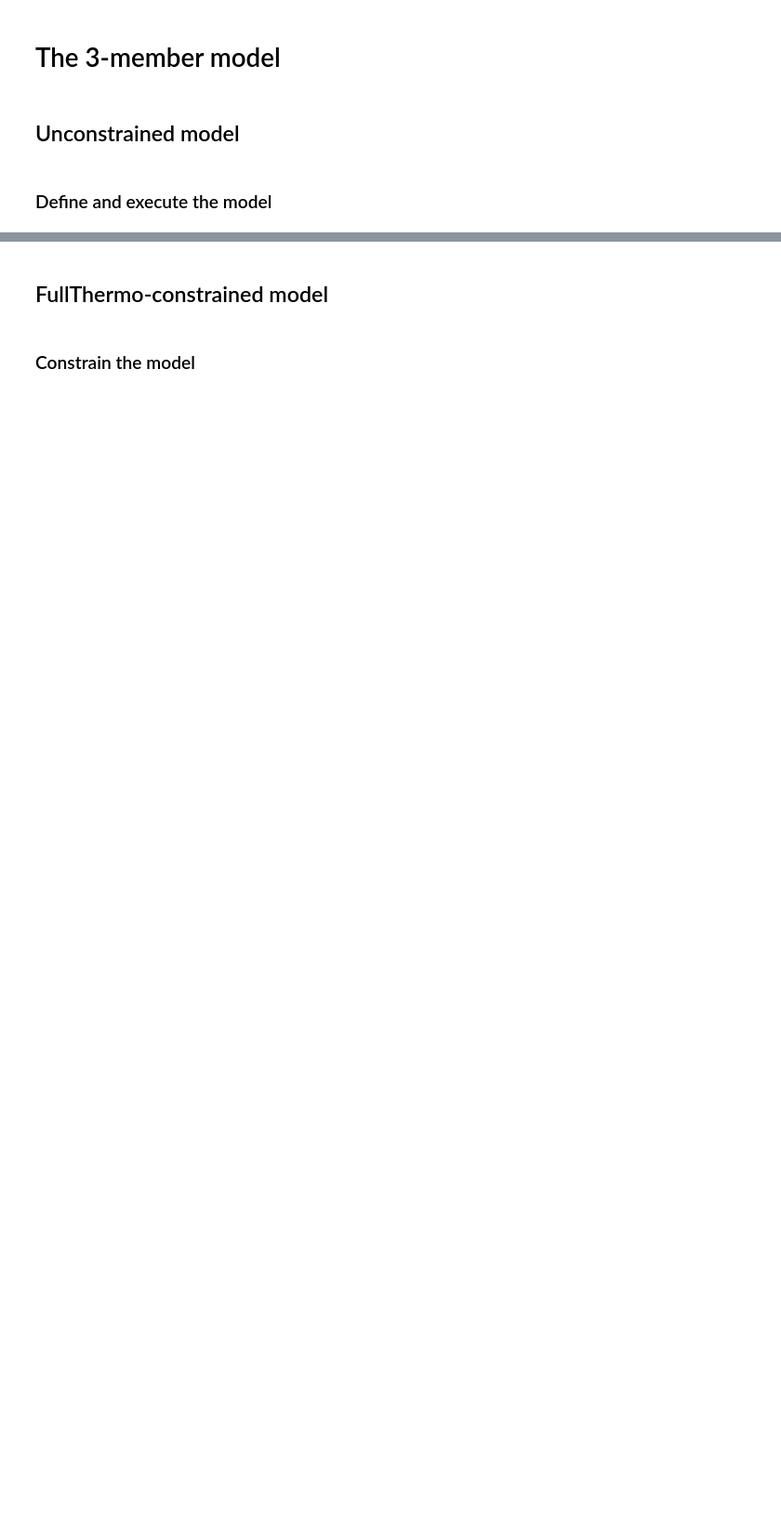
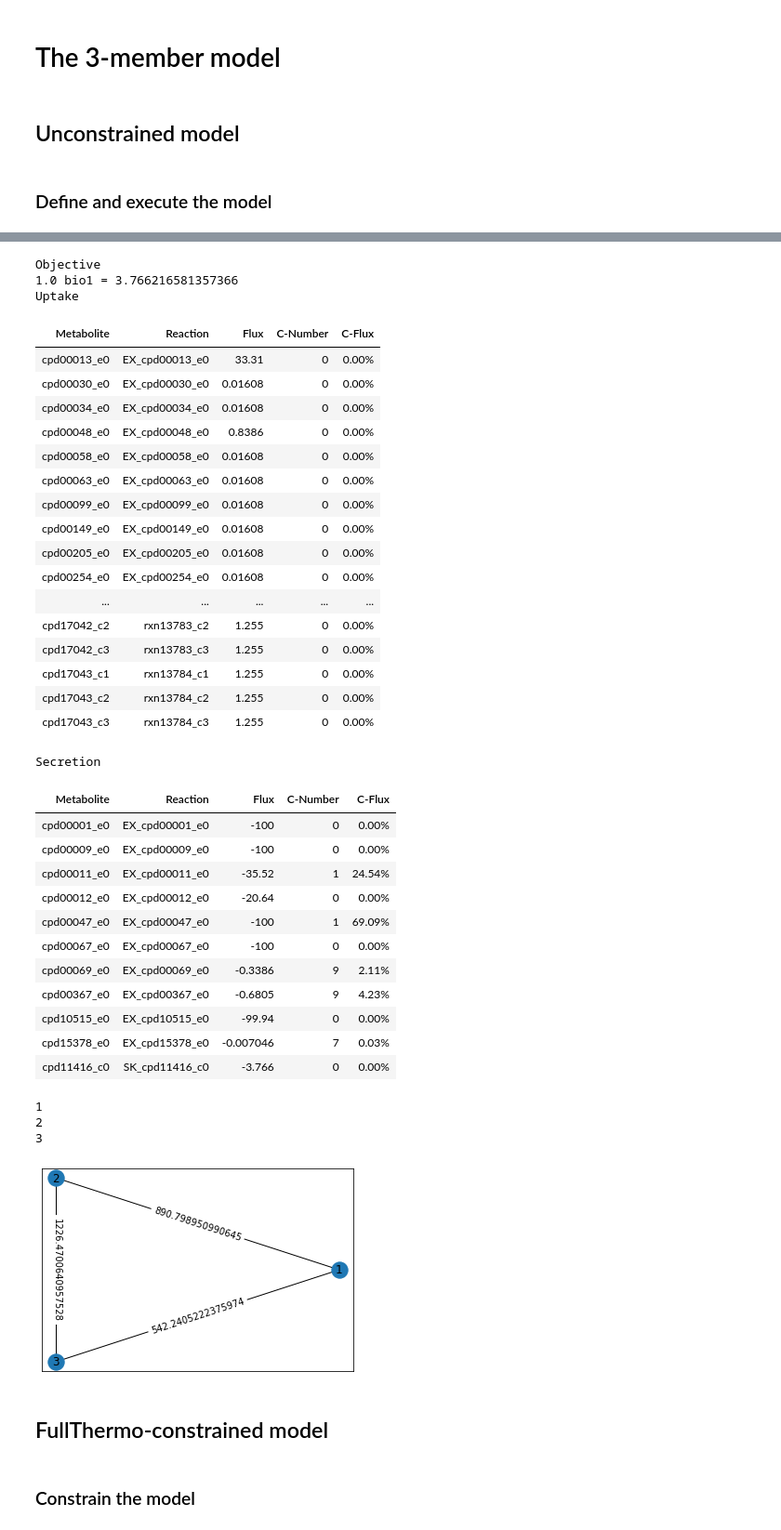
Before and after one commit to freiburgermsu/ANL_projects, a Jupyter notebook: Thermo_API/Community modeling/2021-08-04_community exchange_01.ipynb, the cells around one changed output, grey strips where cells are left out. Shown at 93% size. Saved outputs shown, nothing was run; the diff lists cells and outputs as text; code cells hidden in the pictures; blank space fills up the shorter version.

```diff
--- a/Thermo_API/Community modeling/2021-08-04_community exchange_01.ipynb
+++ b/Thermo_API/Community modeling/2021-08-04_community exchange_01.ipynb
@@ -246,0 +263,6 @@ model.summary()
+# %%
+# execute the model and media through the afore-defined function
+modelInfo_2 = ['electrosynth_comnty.mdl.gf.2021',93204]
+mediaInfo_2 = ["CO2_minimal",93204]
+communityFBA(modelInfo_2,mediaInfo_2,2100)
+# %% [output]
@@ -247,3 +271,40 @@ model.summary()
+Objective
+1.0 bio1 = 3.766216581357366
+Uptake
+| Metabolite | Reaction | Flux | C-Number | C-Flux |
+| cpd00013_e0 | EX_cpd00013_e0 | 33.31 | 0 | 0.00% |
+| cpd00030_e0 | EX_cpd00030_e0 | 0.01608 | 0 | 0.00% |
+| cpd00034_e0 | EX_cpd00034_e0 | 0.01608 | 0 | 0.00% |
+| cpd00048_e0 | EX_cpd00048_e0 | 0.8386 | 0 | 0.00% |
+| cpd00058_e0 | EX_cpd00058_e0 | 0.01608 | 0 | 0.00% |
+| cpd00063_e0 | EX_cpd00063_e0 | 0.01608 | 0 | 0.00% |
+| cpd00099_e0 | EX_cpd00099_e0 | 0.01608 | 0 | 0.00% |
+| cpd00149_e0 | EX_cpd00149_e0 | 0.01608 | 0 | 0.00% |
+| cpd00205_e0 | EX_cpd00205_e0 | 0.01608 | 0 | 0.00% |
+| cpd00254_e0 | EX_cpd00254_e0 | 0.01608 | 0 | 0.00% |
+| ... | ... | ... | ... | ... |
+| cpd17042_c2 | rxn13783_c2 | 1.255 | 0 | 0.00% |
+| cpd17042_c3 | rxn13783_c3 | 1.255 | 0 | 0.00% |
+| cpd17043_c1 | rxn13784_c1 | 1.255 | 0 | 0.00% |
+| cpd17043_c2 | rxn13784_c2 | 1.255 | 0 | 0.00% |
+| cpd17043_c3 | rxn13784_c3 | 1.255 | 0 | 0.00% |
+Secretion
+| Metabolite | Reaction | Flux | C-Number | C-Flux |
+| cpd00001_e0 | EX_cpd00001_e0 | -100 | 0 | 0.00% |
+| cpd00009_e0 | EX_cpd00009_e0 | -100 | 0 | 0.00% |
+| cpd00011_e0 | EX_cpd00011_e0 | -35.52 | 1 | 24.54% |
+| cpd00012_e0 | EX_cpd00012_e0 | -20.64 | 0 | 0.00% |
+| cpd00047_e0 | EX_cpd00047_e0 | -100 | 1 | 69.09% |
+| cpd00067_e0 | EX_cpd00067_e0 | -100 | 0 | 0.00% |
+| cpd00069_e0 | EX_cpd00069_e0 | -0.3386 | 9 | 2.11% |
+| cpd00367_e0 | EX_cpd00367_e0 | -0.6805 | 9 | 4.23% |
+| cpd10515_e0 | EX_cpd10515_e0 | -99.94 | 0 | 0.00% |
+| cpd15378_e0 | EX_cpd15378_e0 | -0.007046 | 7 | 0.03% |
+| cpd11416_c0 | SK_cpd11416_c0 | -3.766 | 0 | 0.00% |
+1
+2
+3
+[figure, added]
 # %% [markdown]
 ## FullThermo-constrained model
 # %% [markdown]
```
Also changed, not shown: parts of 11 cells of this notebook.
